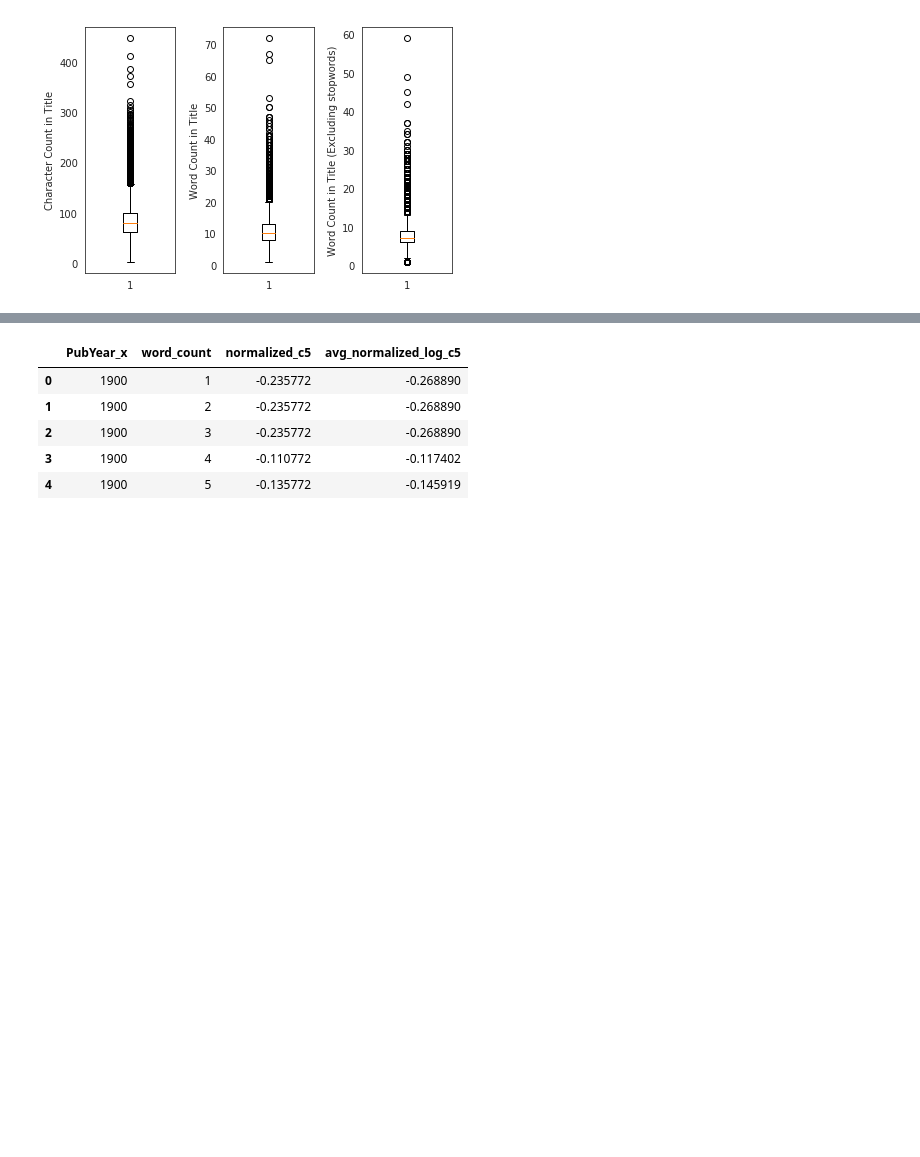
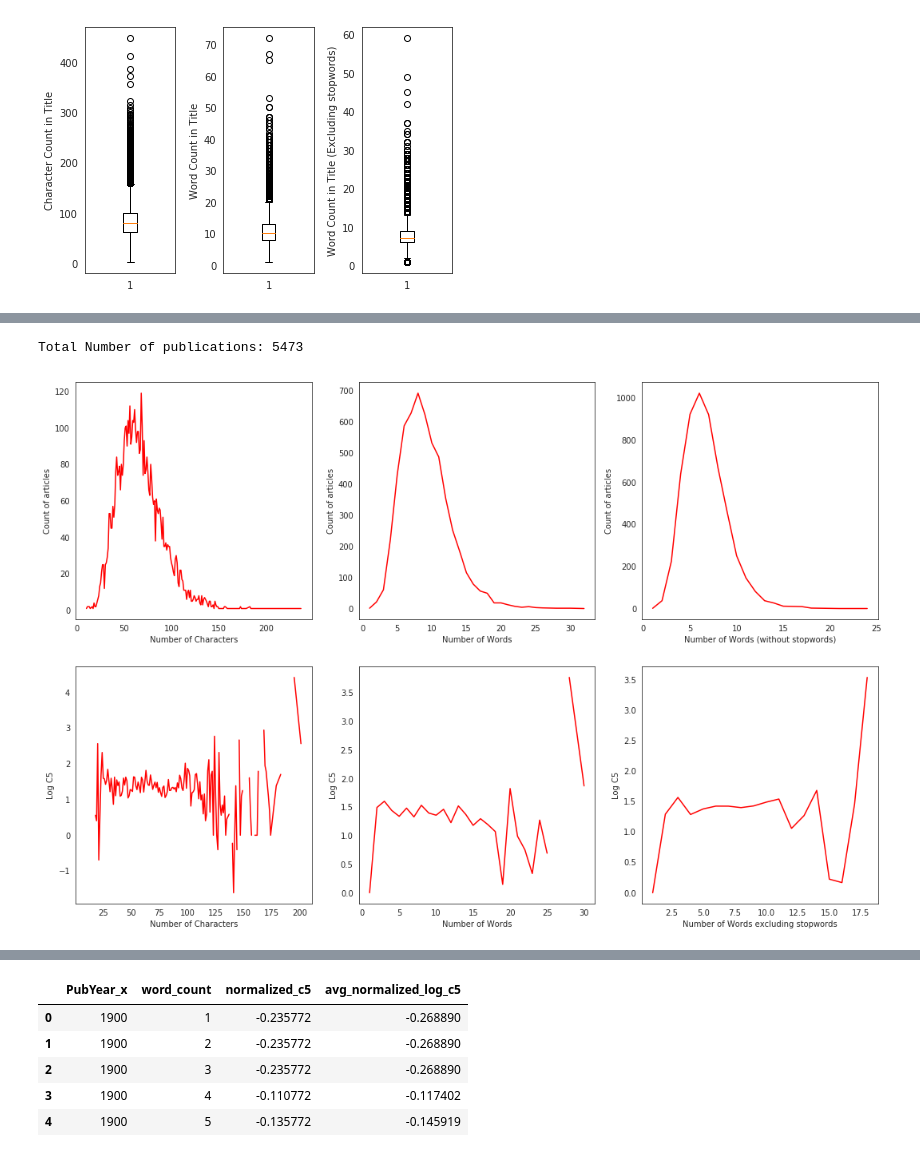
Before and after one commit to srjit/science-of-genius-title-impact, a Jupyter notebook: src/data-exploration/2. eda-part2.ipynb, the cells around one changed output, grey strips where cells are left out. Cells and saved outputs as stored; diff of their text form; code cells hidden in the pictures; blank space fills up the shorter version.

```diff
--- a/src/data-exploration/2. eda-part2.ipynb
+++ b/src/data-exploration/2. eda-part2.ipynb
@@ -78,0 +226,53 @@ data.head()
+# %%
+# distribution of word counts in the year 1970 & how the variation of citation is with the word count in this year
+data1970 = data[data.PubYear_x == 1970]
+print("Total Number of publications:", len(data1970))
+
+data1970_character_distribution = data1970.groupby(['character_count']).size().reset_index(name='counts')
+data1970_word_distribution = data1970.groupby(['word_count']).size().reset_index(name='counts')
+data1970_word_distribution_without_stopwords = data1970.groupby(['cleaned_title_word_count']).size().reset_index(name='counts')
+
+f4 = plt.figure(figsize=(18,12))
+ax41 = f4.add_subplot(231)
+ax42 = f4.add_subplot(232)
+ax43 = f4.add_subplot(233)
+ax44 = f4.add_subplot(234)
+ax45 = f4.add_subplot(235)
+ax46 = f4.add_subplot(236)
+
+
+ax41.plot(data1970_character_distribution['character_count'], data1970_character_distribution['counts'], 'r')
+ax41.set_xlabel("Number of Characters")
+ax41.set_ylabel("Count of articles")
+
+ax42.plot(data1970_word_distribution['word_count'], data1970_word_distribution['counts'], 'r')
+ax42.set_xlabel("Number of Words")
+ax42.set_ylabel("Count of articles")
+
+ax43.plot(data1970_word_distribution_without_stopwords['cleaned_title_word_count'], data1970_word_distribution_without_stopwords['counts'],'r')
+ax43.set_xlabel("Number of Words (without stopwords)")
+ax43.set_ylabel("Count of articles")
+
+
+data1970_avg_c5_for_character_count = data1970.groupby(['character_count'], as_index=False)['c5'].mean()
+data1970_avg_c5_for_character_count['avg_log_c5'] = data1970_avg_c5_for_character_count['c5'].apply(lambda x: np.log(x))
+ax44.plot(data1970_avg_c5_for_character_count['character_count'], data1970_avg_c5_for_character_count['avg_log_c5'], 'r')
+ax44.set_xlabel("Number of Characters")
+ax44.set_ylabel("Log C5")
+
+data1970_avg_c5_for_word_count = data1970.groupby(['word_count'], as_index=False)['c5'].mean()
+data1970_avg_c5_for_word_count['avg_log_c5'] = data1970_avg_c5_for_word_count['c5'].apply(lambda x: np.log(x))
+ax45.plot(data1970_avg_c5_for_word_count['word_count'], data1970_avg_c5_for_word_count['avg_log_c5'], 'r')
+ax45.set_xlabel("Number of Words")
+ax45.set_ylabel("Log C5")
+
+data1970_avg_c5_for_word_count_without_stp = data1970.groupby(['cleaned_title_word_count'], as_index=False)['c5'].mean()
+data1970_avg_c5_for_word_count_without_stp['avg_log_c5'] = data1970_avg_c5_for_word_count_without_stp['c5'].apply(lambda x: np.log(x))
+ax46.plot(data1970_avg_c5_for_word_count_without_stp['cleaned_title_word_count'], data1970_avg_c5_for_word_count_without_stp['avg_log_c5'], 'r')
+ax46.set_xlabel("Number of Words excluding stopwords")
+ax46.set_ylabel("Log C5")
+
+f4.show()
+# %% [output]
+Total Number of publications: 5473
+[figure, added]
```
Also changed, not shown: parts of 14 cells of this notebook.
